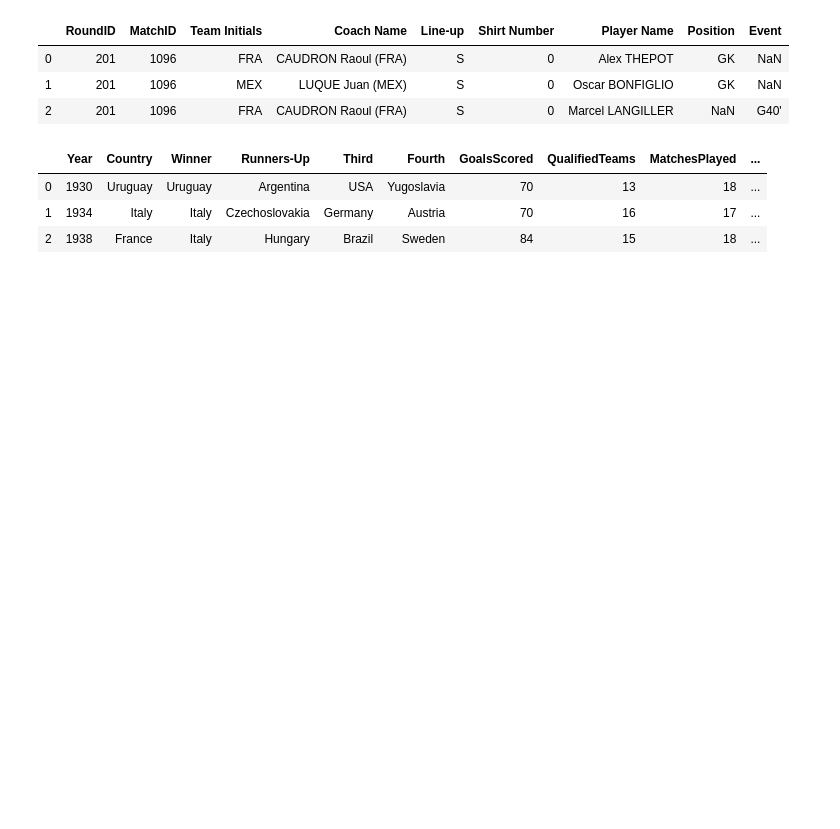
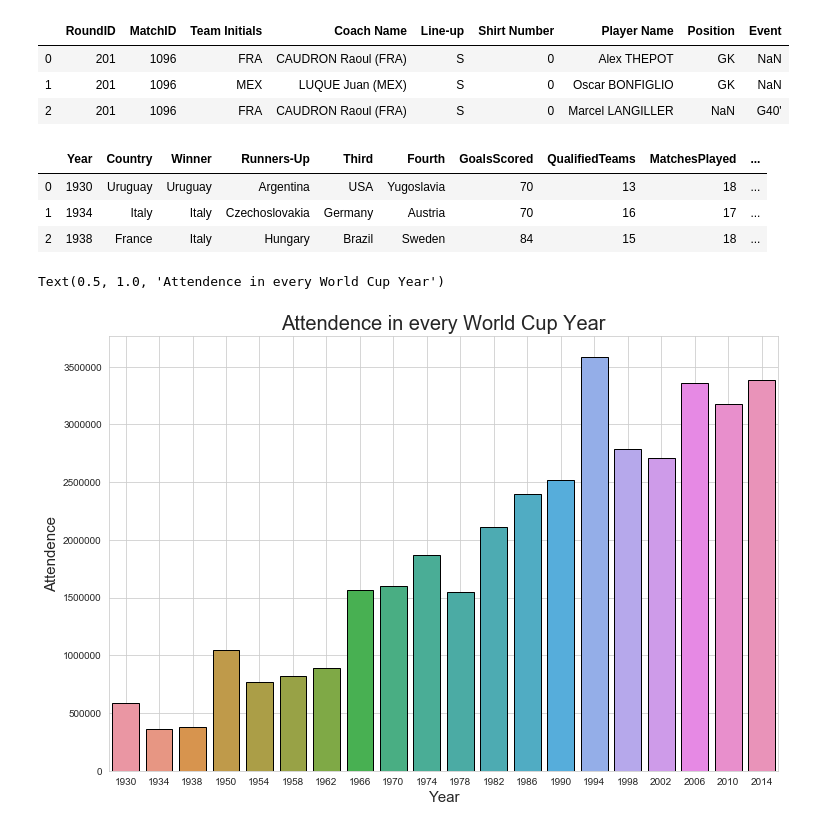
Before and after one commit to saurabh906/Fifa-Project, a Jupyter notebook: Fifa Project Notebook.ipynb, the cells around one changed output. Saved outputs shown, nothing was run; the diff lists cells and outputs as text; code cells hidden in the pictures; blank space fills up the shorter version.

Commit message:
Attendance in every World Cup Year

```diff
--- a/Fifa Project Notebook.ipynb
+++ b/Fifa Project Notebook.ipynb
@@ -21,3 +22,20 @@ display(matches.head(3), players.head(3), worldCup.head(3))
 | 0 | 1930 | Uruguay | Uruguay | Argentina | USA | Yugoslavia | 70 | 13 | 18 | ... |
 | 1 | 1934 | Italy | Italy | Czechoslovakia | Germany | Austria | 70 | 16 | 17 | ... |
 | 2 | 1938 | France | Italy | Hungary | Brazil | Sweden | 84 | 15 | 18 | ... |
+# %%
+matches.isnull().sum()
+sns.set_style("whitegrid")
+
+matches = matches.drop_duplicates(subset ='MatchID', keep = 'first')
+matches = matches[matches["Year"].notnull()]
+att = matches.groupby("Year")["Attendance"].sum().reset_index()
+att["Year"]=att["Year"].astype(int)
+plt.figure(figsize = (12,8))
+sns.barplot(att["Year"], att["Attendance"], linewidth = 1, edgecolor = "k"*len(att))
+plt.xlabel("Year", fontsize = 15)
+plt.ylabel("Attendence", fontsize = 15)
+plt.grid(True)
+plt.title("Attendence in every World Cup Year", fontsize = 20)
+# %% [output]
+Text(0.5, 1.0, 'Attendence in every World Cup Year')
+[figure, added]
```
Also changed, not shown: parts of 1 cell of this notebook.
